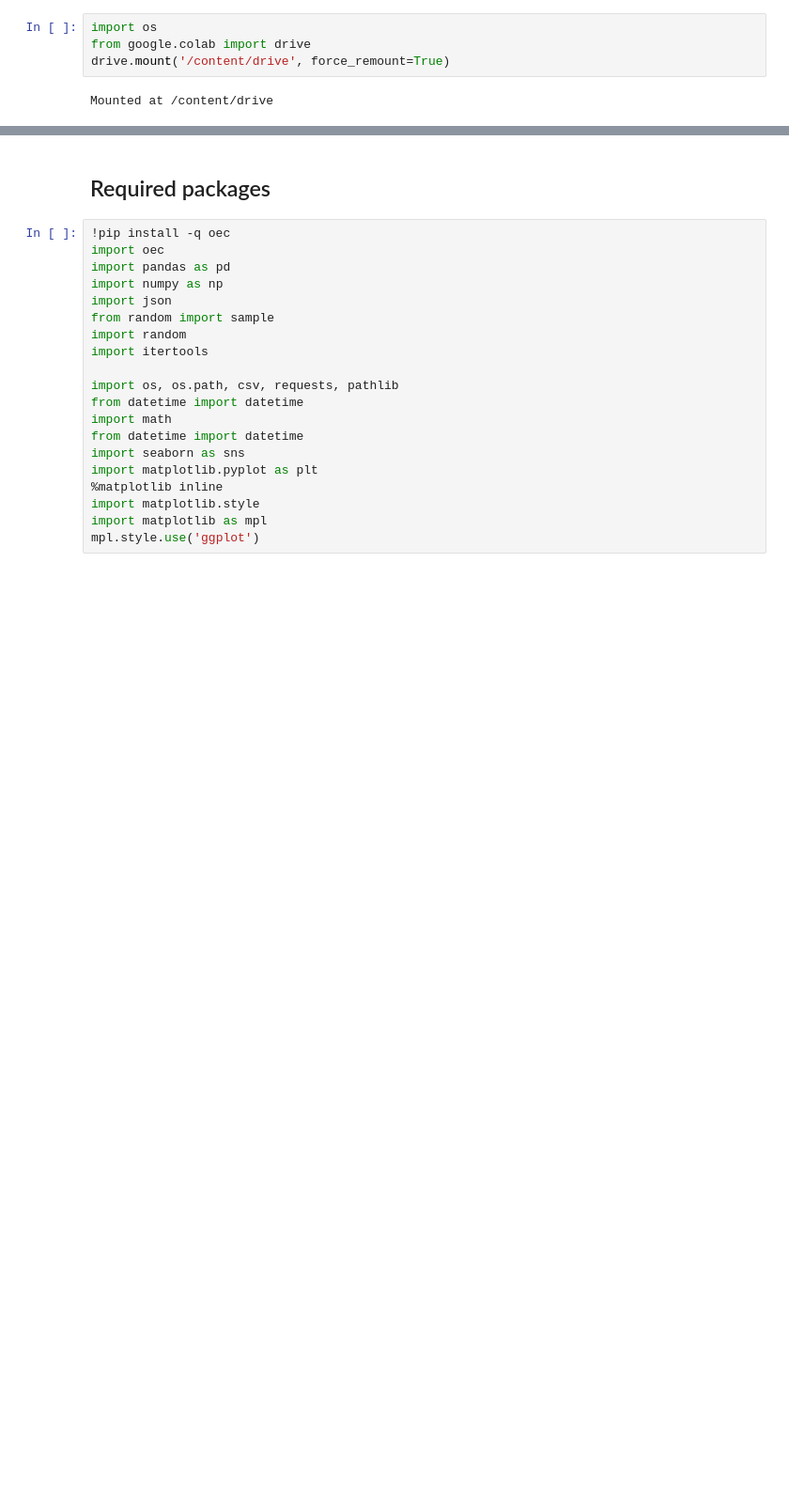
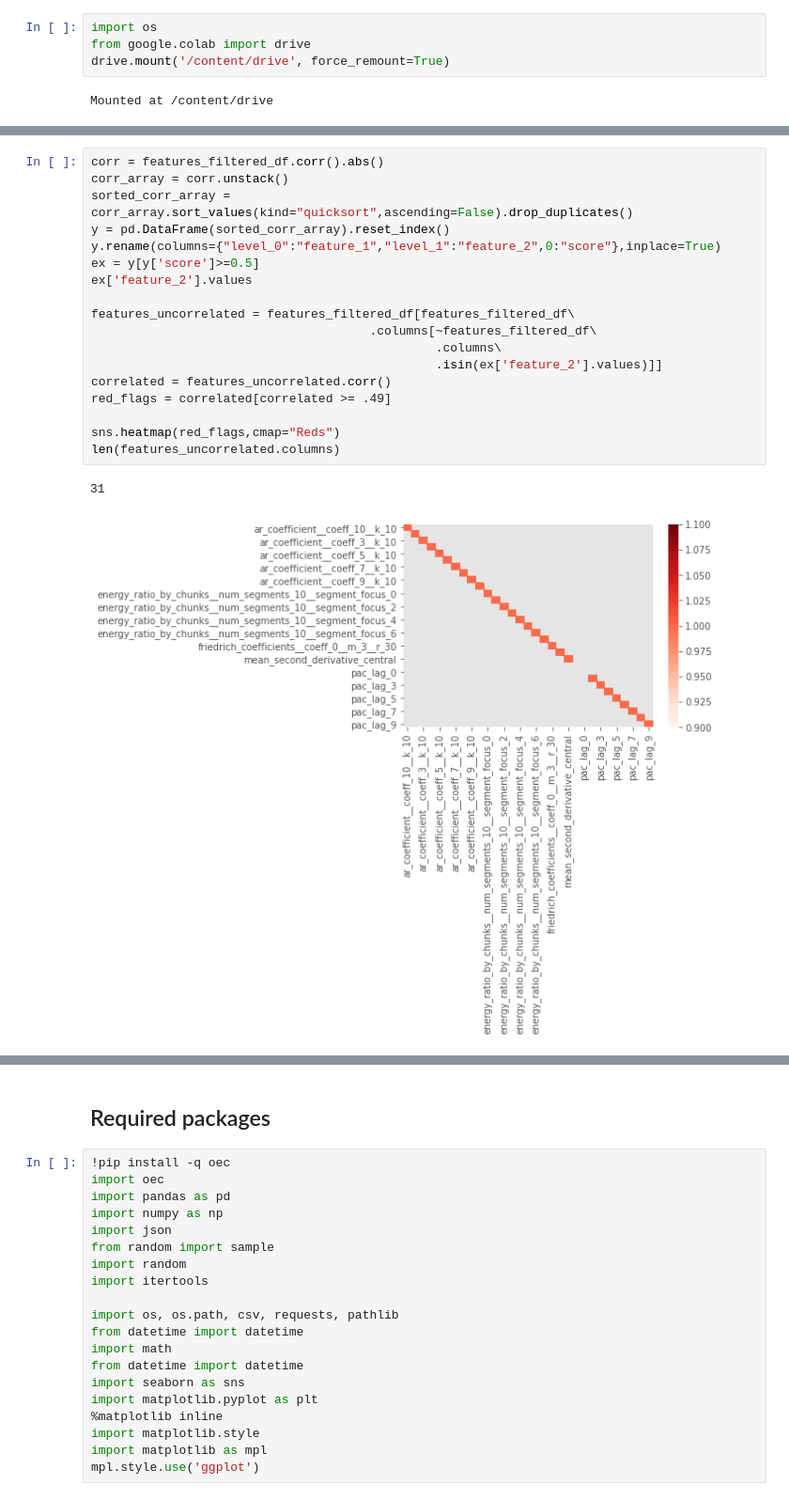
Before and after one commit to GarethWilhelm/TS-Feature-Clustering, a Jupyter notebook: notebooks/clustering_tsfresh_features.ipynb, the cells around one changed output, grey strips where cells are left out. Shown at 94% size. Cells and saved outputs as stored; diff of their text form; blank space fills up the shorter version.

```diff
--- a/notebooks/clustering_tsfresh_features.ipynb
+++ b/notebooks/clustering_tsfresh_features.ipynb
@@ -22,0 +71,21 @@ mean_scaled_yarn_fiber.csv
+# %%
+corr = features_filtered_df.corr().abs()
+corr_array = corr.unstack()
+sorted_corr_array = corr_array.sort_values(kind="quicksort",ascending=False).drop_duplicates()
+y = pd.DataFrame(sorted_corr_array).reset_index()
+y.rename(columns={"level_0":"feature_1","level_1":"feature_2",0:"score"},inplace=True)
+ex = y[y['score']>=0.5]
+ex['feature_2'].values
+
+features_uncorrelated = features_filtered_df[features_filtered_df\
+                                      .columns[~features_filtered_df\
+                                               .columns\
+                                               .isin(ex['feature_2'].values)]]
+correlated = features_uncorrelated.corr()
+red_flags = correlated[correlated >= .49]
+
+sns.heatmap(red_flags,cmap="Reds")
+len(features_uncorrelated.columns)
+# %% [output]
+31
+[figure, added]
```
Also changed, not shown: parts of 6 cells of this notebook.
